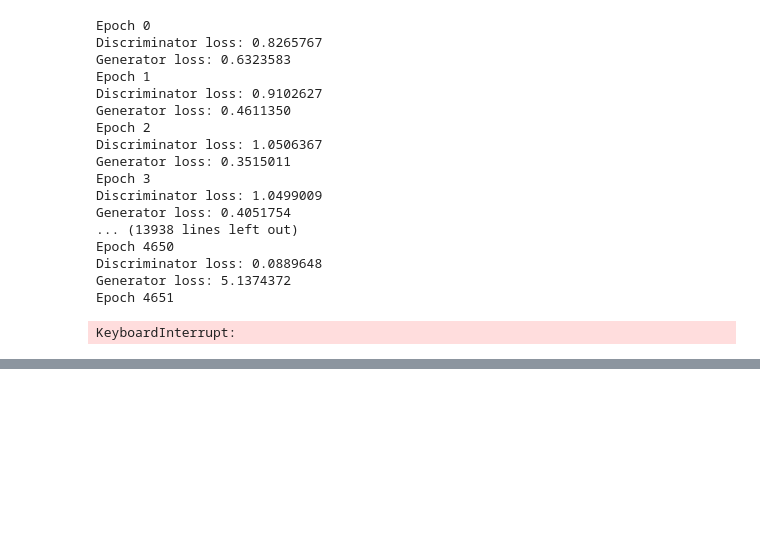
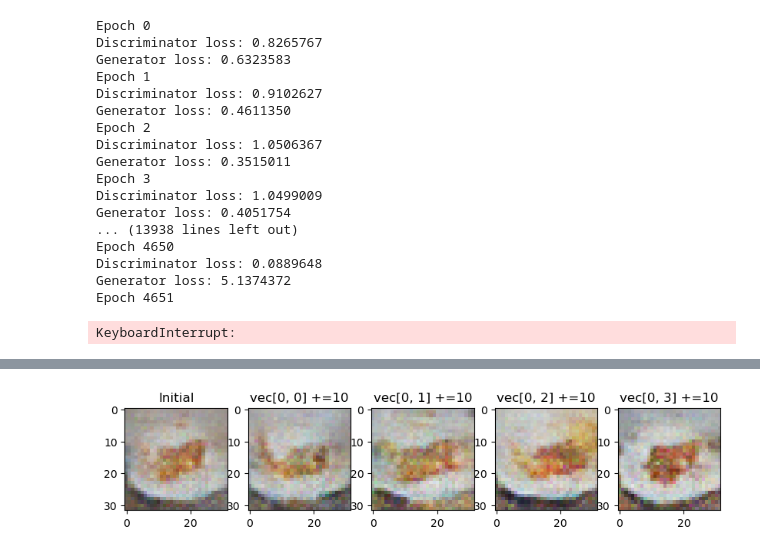
Before and after one commit to mjste/image_processing_lab, a Jupyter notebook: lab3/note.ipynb, the cells around one changed output, grey strips where cells are left out. Drawn from its saved outputs; the diff is of its cells as text; code cells hidden in the pictures; blank space fills up the shorter version.

```diff
--- a/lab3/note.ipynb
+++ b/lab3/note.ipynb
@@ -277,0 +338,35 @@ KeyboardInterrupt:
+# %%
+vector2 = input_vector.clone().detach()
+vector3 = input_vector.clone().detach()
+vector4 = input_vector.clone().detach()
+vector5 = input_vector.clone().detach()
+
+vector2[0, 0] += 10
+result2 = generator.forward(vector2)
+
+vector3[0, 1] += 10
+result3 = generator.forward(vector3)
+
+vector4[0, 2] += 10
+result4 = generator.forward(vector4)
+
+vector5[0, 3] += 10
+result5 = generator.forward(vector5)
+
+
+fig, ax = plt.subplots(1, 5, figsize=(10, 4))
+ax[0].imshow(result[0].cpu().detach().numpy().transpose(1, 2, 0) / 2 + 0.5)
+ax[1].imshow(result2[0].cpu().detach().numpy().transpose(1, 2, 0) / 2 + 0.5)
+ax[2].imshow(result3[0].cpu().detach().numpy().transpose(1, 2, 0) / 2 + 0.5)
+ax[3].imshow(result4[0].cpu().detach().numpy().transpose(1, 2, 0) / 2 + 0.5)
+ax[4].imshow(result5[0].cpu().detach().numpy().transpose(1, 2, 0) / 2 + 0.5)
+ax[0].title.set_text("Initial")
+ax[1].title.set_text("vec[0, 0] +=10")
+ax[2].title.set_text("vec[0, 1] +=10")
+ax[3].title.set_text("vec[0, 2] +=10")
+ax[4].title.set_text("vec[0, 3] +=10")
+
+
+fig.savefig("changing_parameters.png")
+# %% [output]
+[figure, added]
```
Also changed, not shown: parts of 5 cells of this notebook, 4 other files.
